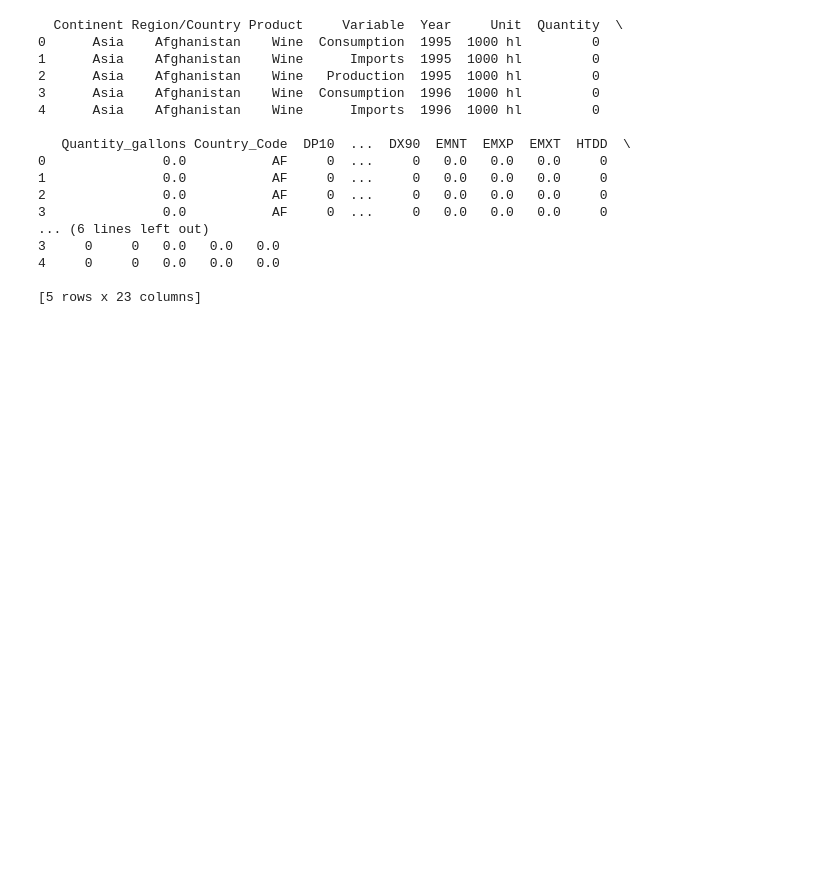
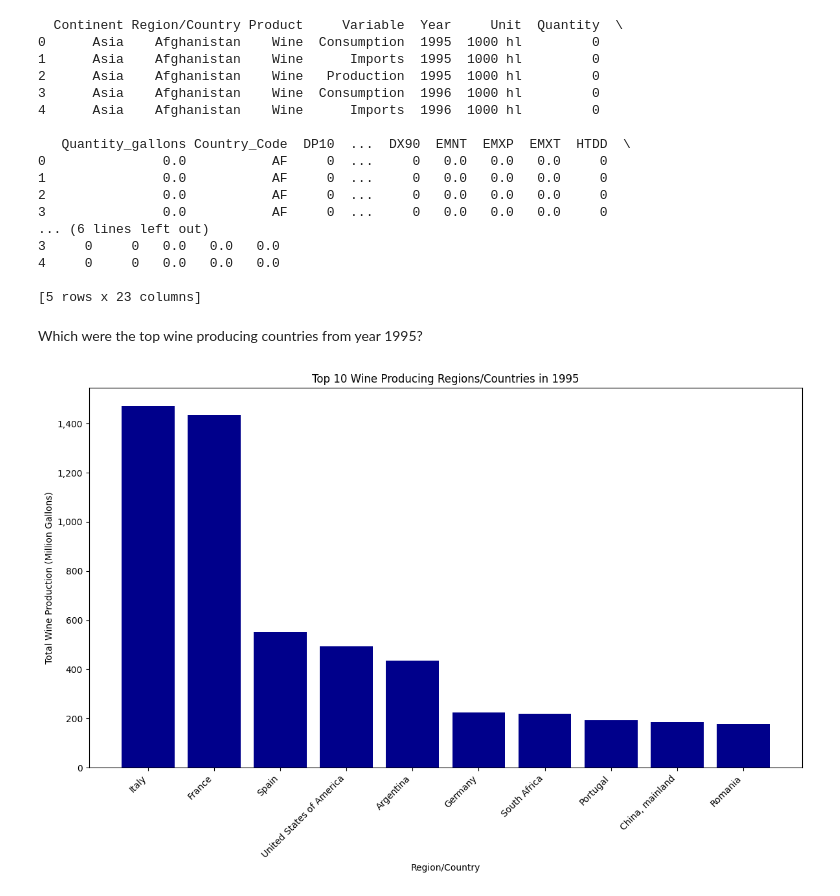
Before and after one commit to omomadcat/Viticulture, a Jupyter notebook: Wine_Project_Solution_main.ipynb, the cells around one changed output. Saved outputs shown, nothing was run; the diff lists cells and outputs as text; code cells hidden in the pictures; blank space fills up the shorter version.

Commit message:
adding chart 1 and 2

```diff
--- a/Wine_Project_Solution_main.ipynb
+++ b/Wine_Project_Solution_main.ipynb
@@ -94,3 +95,34 @@ print(wine_country_weather_data_final_df.head())
 4     0     0   0.0   0.0   0.0
 
 [5 rows x 23 columns]
+# %% [markdown]
+Which were the top wine producing countries from year 1995?
+# %%
+# Filter the data to include only wine production records and for the year 1995
+wine_production_df = wine_country_weather_data_final_df[(wine_country_weather_data_final_df['Variable'] == 'Production') & (wine_country_weather_data_final_df['Year'] == 1995)]
+
+# Group by Region/Country and sum the Quantity_gallons
+wine_production_by_region = wine_production_df.groupby('Region/Country')['Quantity_gallons'].sum().reset_index()
+
+# Convert the Quantity_gallons to millions
+wine_production_by_region['Quantity_gallons_million'] = wine_production_by_region['Quantity_gallons'] / 1e6
+
+# Sort the values in descending order and get the top 10
+top_10_wine_producing_regions = wine_production_by_region.sort_values(by='Quantity_gallons_million', ascending=False).head(10)
+
+# Define a function to format the y-axis values with thousand commas
+def millions_formatter(x, pos):
+    return f'{x:,.0f}'
+
+# Create the bar chart
+plt.figure(figsize=(12, 8))
+plt.bar(top_10_wine_producing_regions['Region/Country'], top_10_wine_producing_regions['Quantity_gallons_million'], color='darkblue')
+plt.xlabel('Region/Country')
+plt.ylabel('Total Wine Production (Million Gallons)')
+plt.title('Top 10 Wine Producing Regions/Countries in 1995')
+plt.xticks(rotation=45, ha='right')  # Rotate the x labels for better readability
+plt.gca().yaxis.set_major_formatter(FuncFormatter(millions_formatter))
+plt.tight_layout()  # Adjust layout to make room for rotated x labels
+plt.show()
+# %% [output]
+[figure, added]
```
Also changed, not shown: parts of 3 cells of this notebook.
